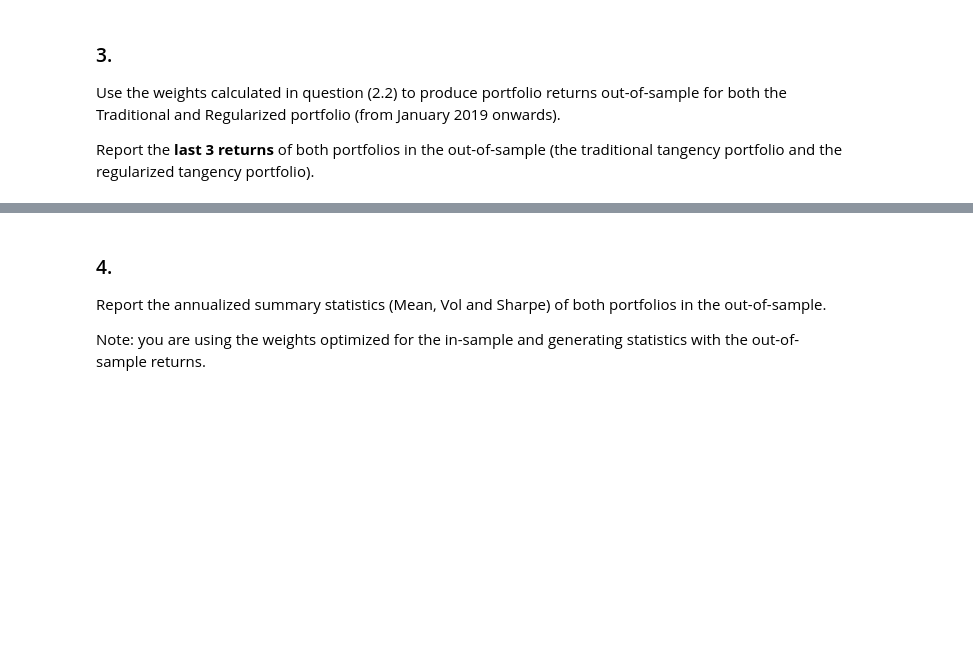
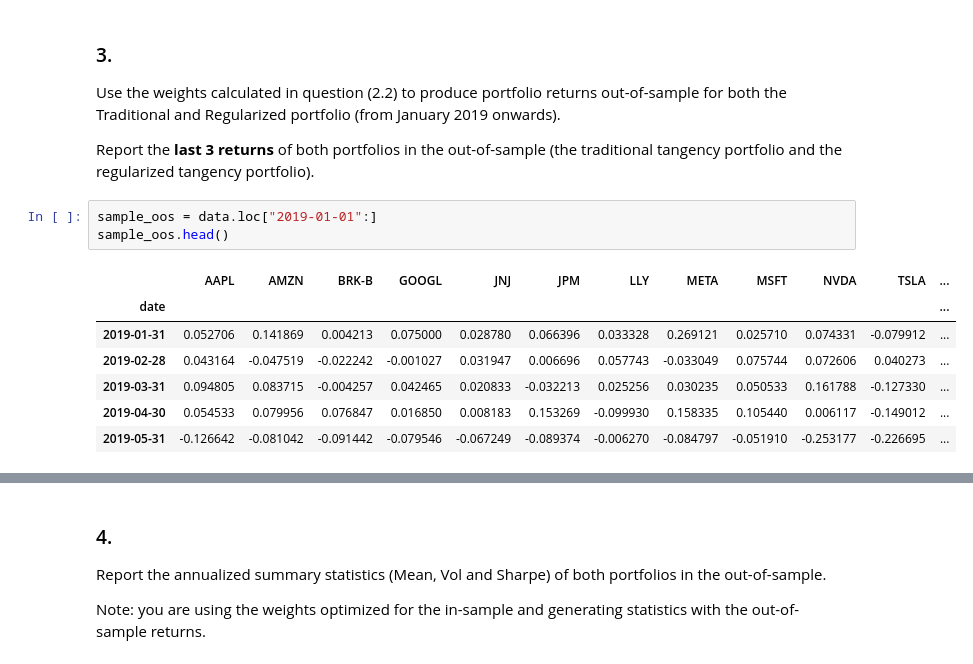
Before and after one commit to scfengv/FINM36700-Portfolio-and-Risk-Management, a Jupyter notebook: exam/Midterm 1.ipynb, the cells around one changed output, grey strips where cells are left out. Drawn from its saved outputs; the diff is of its cells as text; blank space fills up the shorter version.

```diff
--- a/exam/Midterm 1.ipynb
+++ b/exam/Midterm 1.ipynb
@@ -164,3 +209,14 @@ Calculate the annualized summary statistics (mean, Sharpe, vol) of both portfoli
 Use the weights calculated in question (2.2) to produce portfolio returns out-of-sample for both the Traditional and Regularized portfolio (from January 2019 onwards).
 
 Report the **last 3 returns** of both portfolios in the out-of-sample (the traditional tangency portfolio and the regularized tangency portfolio).
+# %%
+sample_oos = data.loc["2019-01-01":]
+sample_oos.head()
+# %% [output]
+|  | AAPL | AMZN | BRK-B | GOOGL | JNJ | JPM | LLY | META | MSFT | NVDA | TSLA | ... |
+| date |  |  |  |  |  |  |  |  |  |  |  | ... |
+| 2019-01-31 | 0.052706 | 0.141869 | 0.004213 | 0.075000 | 0.028780 | 0.066396 | 0.033328 | 0.269121 | 0.025710 | 0.074331 | -0.079912 | ... |
+| 2019-02-28 | 0.043164 | -0.047519 | -0.022242 | -0.001027 | 0.031947 | 0.006696 | 0.057743 | -0.033049 | 0.075744 | 0.072606 | 0.040273 | ... |
+| 2019-03-31 | 0.094805 | 0.083715 | -0.004257 | 0.042465 | 0.020833 | -0.032213 | 0.025256 | 0.030235 | 0.050533 | 0.161788 | -0.127330 | ... |
+| 2019-04-30 | 0.054533 | 0.079956 | 0.076847 | 0.016850 | 0.008183 | 0.153269 | -0.099930 | 0.158335 | 0.105440 | 0.006117 | -0.149012 | ... |
+| 2019-05-31 | -0.126642 | -0.081042 | -0.091442 | -0.079546 | -0.067249 | -0.089374 | -0.006270 | -0.084797 | -0.051910 | -0.253177 | -0.226695 | ... |
```
Also changed, not shown: parts of 15 cells of this notebook.
